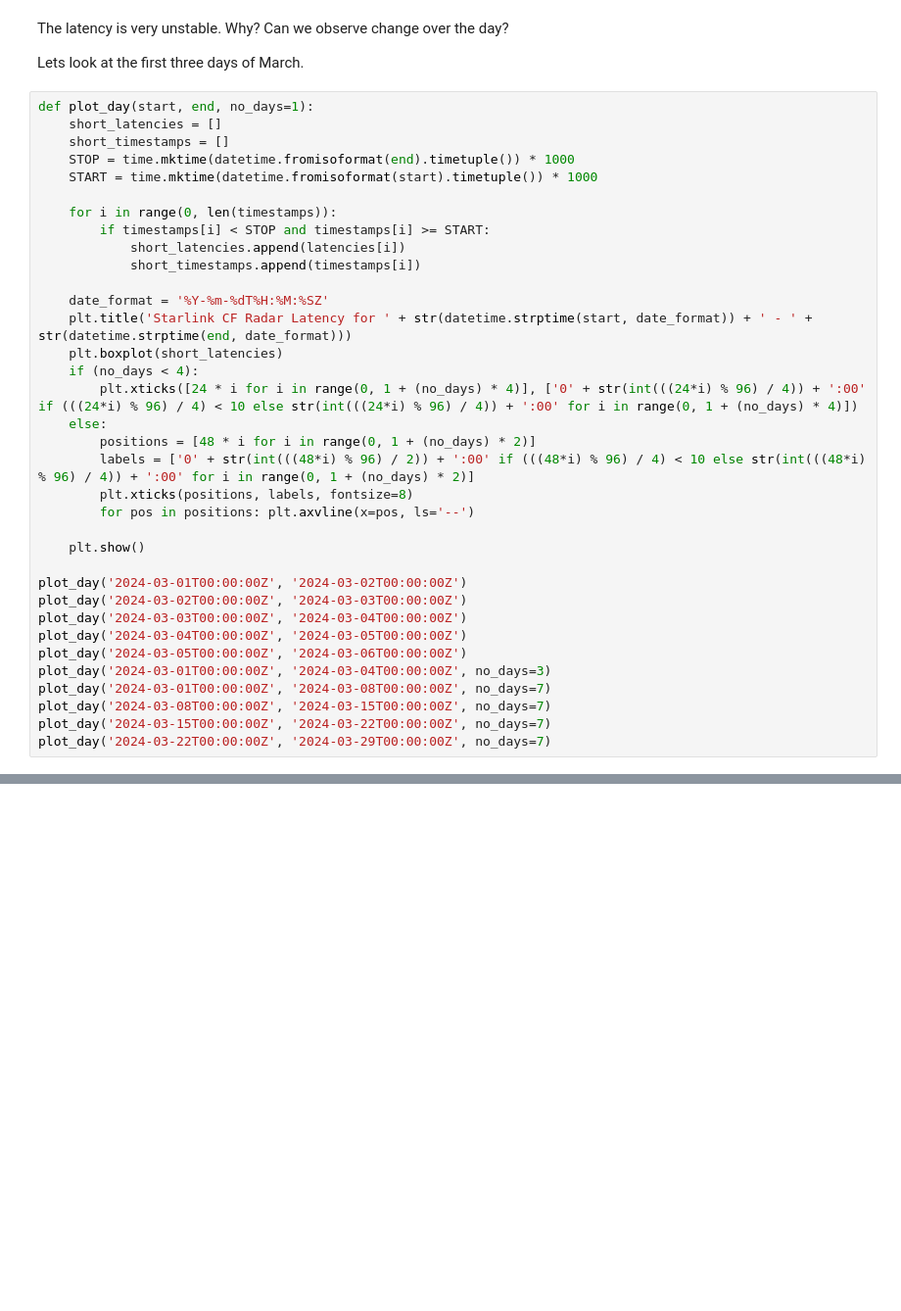
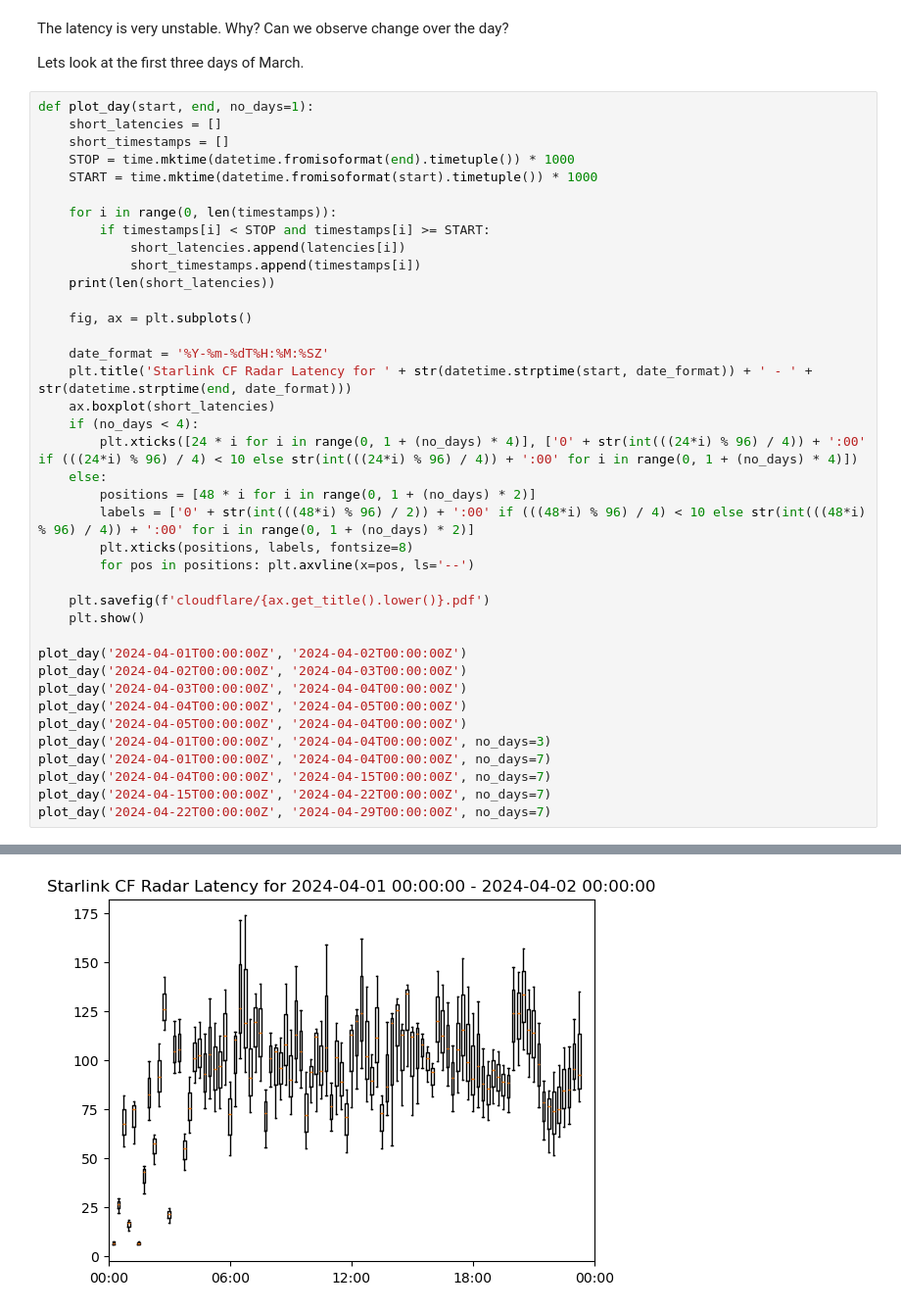
Before and after one commit to diic-starlink/performance-insights-into-starlink, a Jupyter notebook: src/db-controller/notebooks/cloudflare_analysis.ipynb, the cells around one changed output, grey strips where cells are left out. Shown at 98% size. Cells and saved outputs as stored; diff of their text form; blank space fills up the shorter version.

```diff
--- a/src/db-controller/notebooks/cloudflare_analysis.ipynb
+++ b/src/db-controller/notebooks/cloudflare_analysis.ipynb
@@ -59,10 +107,13 @@ def plot_day(start, end, no_days=1):
         if timestamps[i] < STOP and timestamps[i] >= START:
             short_latencies.append(latencies[i])
             short_timestamps.append(timestamps[i])
+    print(len(short_latencies))
+
+    fig, ax = plt.subplots()
 
     date_format = '%Y-%m-%dT%H:%M:%SZ'
     plt.title('Starlink CF Radar Latency for ' + str(datetime.strptime(start, date_format)) + ' - ' + str(datetime.strptime(end, date_format)))
-    plt.boxplot(short_latencies)
+    ax.boxplot(short_latencies)
     if (no_days < 4):
         plt.xticks([24 * i for i in range(0, 1 + (no_days) * 4)], ['0' + str(int(((24*i) % 96) / 4)) + ':00' if (((24*i) % 96) / 4) < 10 else str(int(((24*i) % 96) / 4)) + ':00' for i in range(0, 1 + (no_days) * 4)])
     else:
@@ -71,15 +122,17 @@ def plot_day(start, end, no_days=1):
         plt.xticks(positions, labels, fontsize=8)
         for pos in positions: plt.axvline(x=pos, ls='--')
 
+    plt.savefig(f'cloudflare/{ax.get_title().lower()}.pdf')
     plt.show()
 
-plot_day('2024-03-01T00:00:00Z', '2024-03-02T00:00:00Z')
-plot_day('2024-03-02T00:00:00Z', '2024-03-03T00:00:00Z')
-plot_day('2024-03-03T00:00:00Z', '2024-03-04T00:00:00Z')
-plot_day('2024-03-04T00:00:00Z', '2024-03-05T00:00:00Z')
-plot_day('2024-03-05T00:00:00Z', '2024-03-06T00:00:00Z')
-plot_day('2024-03-01T00:00:00Z', '2024-03-04T00:00:00Z', no_days=3)
-plot_day('2024-03-01T00:00:00Z', '2024-03-08T00:00:00Z', no_days=7)
-plot_day('2024-03-08T00:00:00Z', '2024-03-15T00:00:00Z', no_days=7)
-plot_day('2024-03-15T00:00:00Z', '2024-03-22T00:00:00Z', no_days=7)
-plot_day('2024-03-22T00:00:00Z', '2024-03-29T00:00:00Z', no_days=7)
+plot_day('2024-04-01T00:00:00Z', '2024-04-02T00:00:00Z')
+plot_day('2024-04-02T00:00:00Z', '2024-04-03T00:00:00Z')
+plot_day('2024-04-03T00:00:00Z', '2024-04-04T00:00:00Z')
+plot_day('2024-04-04T00:00:00Z', '2024-04-05T00:00:00Z')
+plot_day('2024-04-05T00:00:00Z', '2024-04-04T00:00:00Z')
+plot_day('2024-04-01T00:00:00Z', '2024-04-04T00:00:00Z', no_days=3)
+plot_day('2024-04-01T00:00:00Z', '2024-04-04T00:00:00Z', no_days=7)
+plot_day('2024-04-04T00:00:00Z', '2024-04-15T00:00:00Z', no_days=7)
+plot_day('2024-04-15T00:00:00Z', '2024-04-22T00:00:00Z', no_days=7)
+plot_day('2024-04-22T00:00:00Z', '2024-04-29T00:00:00Z', no_days=7)
+# %% [output]
@@ -85,0 +140 @@ plot_day('2024-03-22T00:00:00Z', '2024-03-29T00:00:00Z', no_days=7)
+[figure, added]
```
Also changed, not shown: parts of 5 cells of this notebook, 9 other files.
